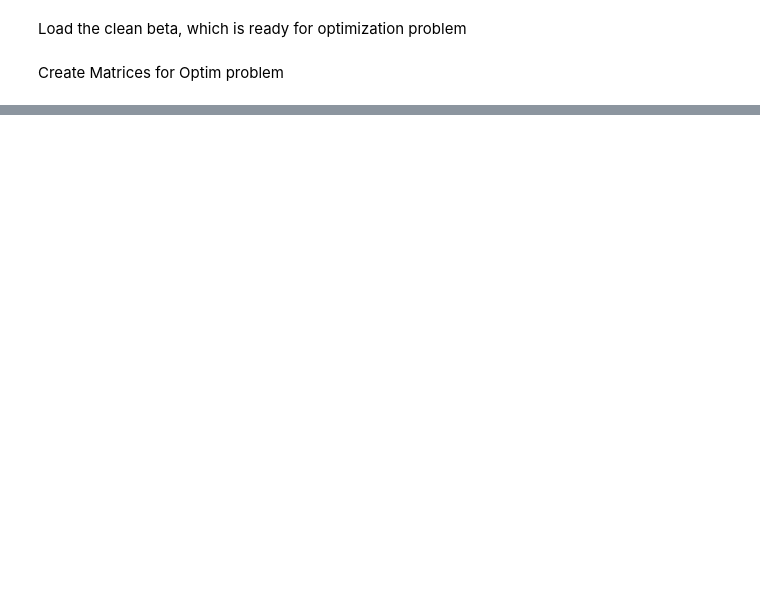
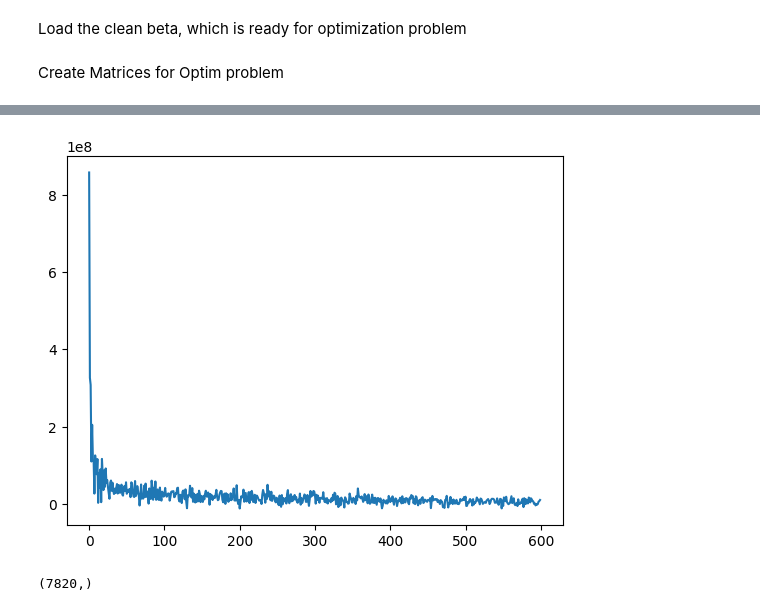
Before and after one commit to MeZahra/Thesis_code_Glm_Opt, a Jupyter notebook: main_oct1.ipynb, the cells around one changed output, grey strips where cells are left out. Cells and saved outputs as stored; diff of their text form; code cells hidden in the pictures; blank space fills up the shorter version.

```diff
--- a/main_oct1.ipynb
+++ b/main_oct1.ipynb
@@ -543,0 +596,11 @@ print("Finished!", flush=True)
+# %%
+tmp = np.sum(L_var, axis=0)
+plt.figure()
+plt.plot(tmp)
+plt.show()
+# %% [output]
+[figure, added]
+# %%
+tmp[tmp>1e6].shape
+# %% [output]
+(7820,)
```
Also changed, not shown: parts of 19 cells of this notebook, 4 other files.
